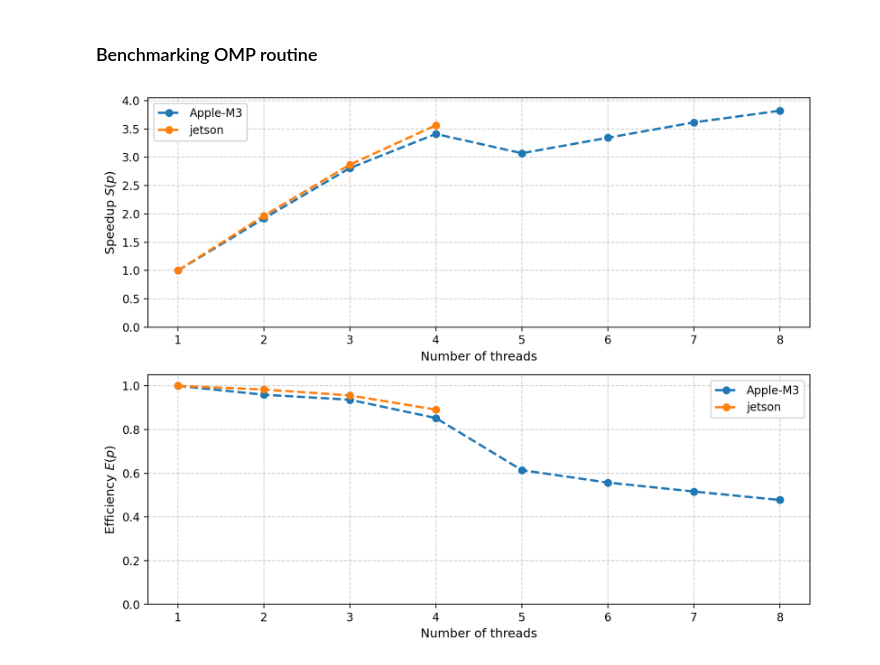
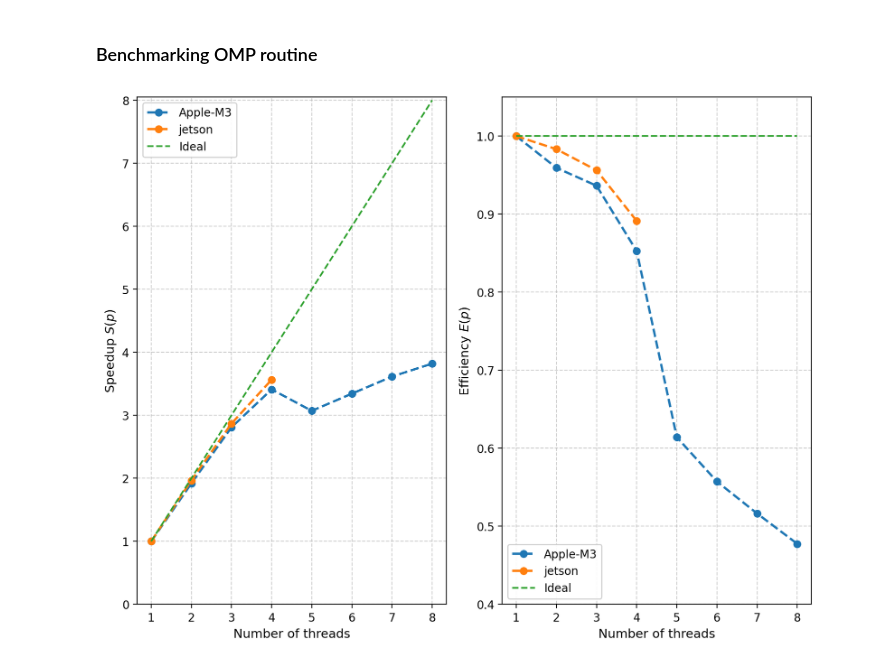
Before and after one commit to RaffaeleSabatini/Thermal-diffusion-simulation, a Jupyter notebook: plots.ipynb, the cells around one changed output. Saved outputs shown, nothing was run; the diff lists cells and outputs as text; code cells hidden in the pictures.

```diff
--- a/plots.ipynb
+++ b/plots.ipynb
@@ -34,11 +34,10 @@ for i, (df1, df2) in enumerate(pairs):
     ax1.set_title("Internal T difference")
     ax1.legend()
 
-    ax2.scatter(
+    ax2.plot(
         t_grid, Tout_dict[df1]-Tout_dict[df2],
         label=f"({clean_df1})-({clean_df2})",
-        marker=linestyle[i%len(linestyle)],
-        color=cm((i+1)/len(pairs))
+        c=cm((i+1)/len(pairs))
         )
     ax2.set_title("External T difference")
     ax2.legend()
@@ -102,34 +101,38 @@ for dir in directories:
     for i, df in enumerate(data_files):
         data = pd.read_csv(df, sep=" ")
 
         if dir.split("thread-scaling-")[1] == "mac":
             wall_time_mac[i] = data["elapsed-time"].iloc[-1]
         else:
             wall_time_jet[i] = data["elapsed-time"].iloc[-1]
 
-fig, axes = plt.subplots(nrows=2, figsize=(9,7), dpi=200)
+fig, axes = plt.subplots(ncols=2, figsize=(9,7), dpi=200)
 wall_time = [wall_time_mac, wall_time_jet]
 for name, n_thr, wt in zip(("Apple-M3", "jetson"), (8, 4), wall_time):
     # Plot 1: speedup
     speedup = wt[0]/wt
     thr_num = np.arange(n_thr)+1
     nice_plot(axes[0], thr_num, speedup, f"{name}", "--")
 
+
     # Plot 2: efficiency
     efficiency = speedup/thr_num
     nice_plot(axes[1], thr_num, efficiency, f"{name}", "--")
 
+thr_range = np.arange(1, 9)
+axes[0].plot(thr_range, thr_range, label="Ideal", ls="--")
 axes[0].set_ylabel("Speedup $S(p)$", fontsize=11)
-axes[0].set_ylim(0, 4.05)
+axes[0].set_ylim(0, 8.05)
 axes[0].legend(frameon=True, facecolor="white", framealpha=0.9)
 
 axes[1].set_ylabel("Efficiency $E(p)$", fontsize=11)
-axes[1].set_ylim(0, 1.05)  # L'efficienza teorica sta tra 0 e 1
+axes[1].set_ylim(0.4, 1.05)  # L'efficienza teorica sta tra 0 e 1
+axes[1].plot(thr_range, [1]*8, label="Ideal", ls="--")
 axes[1].legend(frameon=True, facecolor="white", framealpha=0.9)
 
 axes[0].set_xticks(np.arange(1, 9))
 axes[1].set_xticks(np.arange(1, 9))
 
 plt.tight_layout()
 # %% [output]
-[figure, old version]
+[figure, new version]
```
Also changed, not shown: parts of 4 cells of this notebook, 1 other file.
